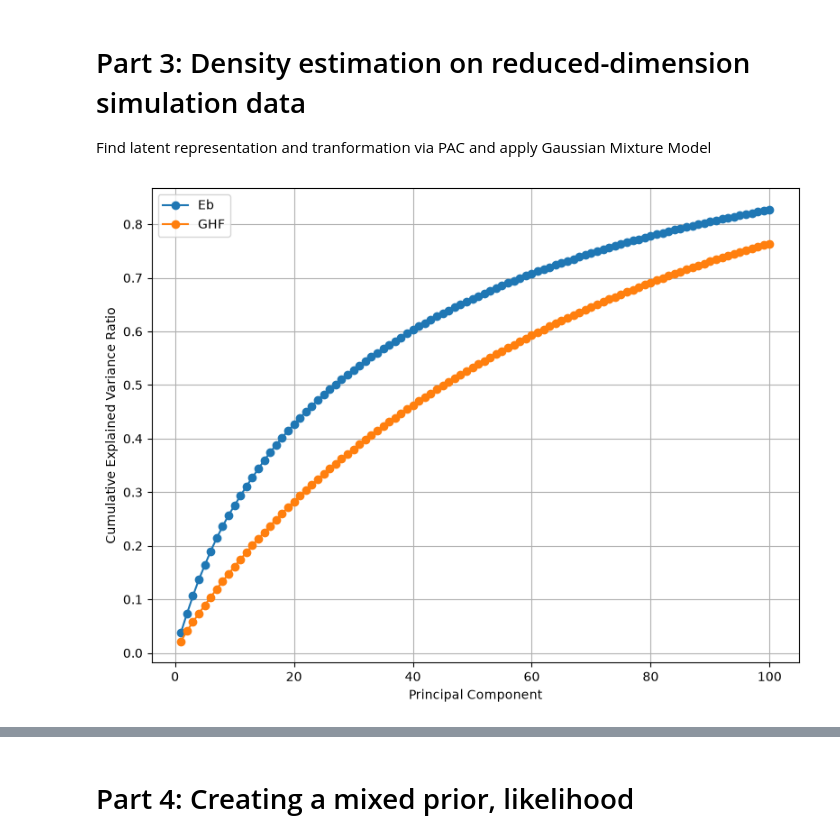
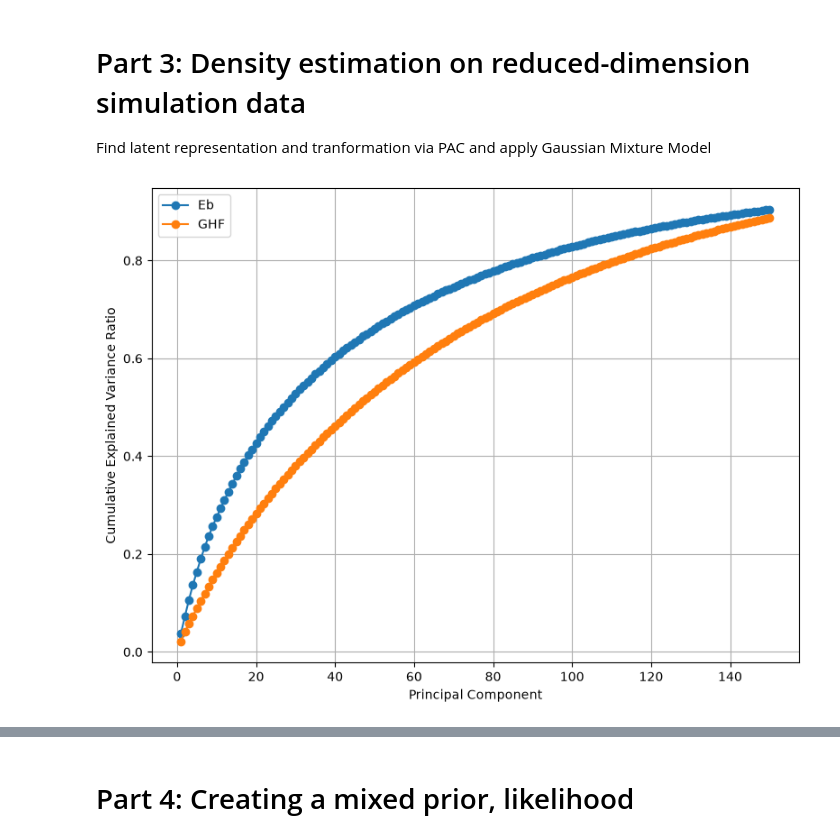
Before and after one commit to alastairyang/petermann-inference, a Jupyter notebook: notebooks/Inference.ipynb, the cells around one changed output, grey strips where cells are left out. Drawn from its saved outputs; the diff is of its cells as text; code cells hidden in the pictures.

```diff
--- a/notebooks/Inference.ipynb
+++ b/notebooks/Inference.ipynb
@@ -83,13 +82,13 @@ sims.show_data(n_samples_to_plot=5)
 
 Find latent representation and tranformation via PAC and apply Gaussian Mixture Model
 # %%
-latent_spaces = [100, 100]
+latent_spaces = [150, 150]
 
 sims.find_reduction_model_pca(
     n_latent = latent_spaces,
     show_scree=True)
 # %% [output]
-[figure, old version]
+[figure, new version]
 # %%
 # split the data into training, validation, and test sets
 sims.split_data(train_ratio=0.8, validation_ratio=0.1, test_ratio=0.1)
```
Also changed, not shown: parts of 17 cells of this notebook, 5 other files.
